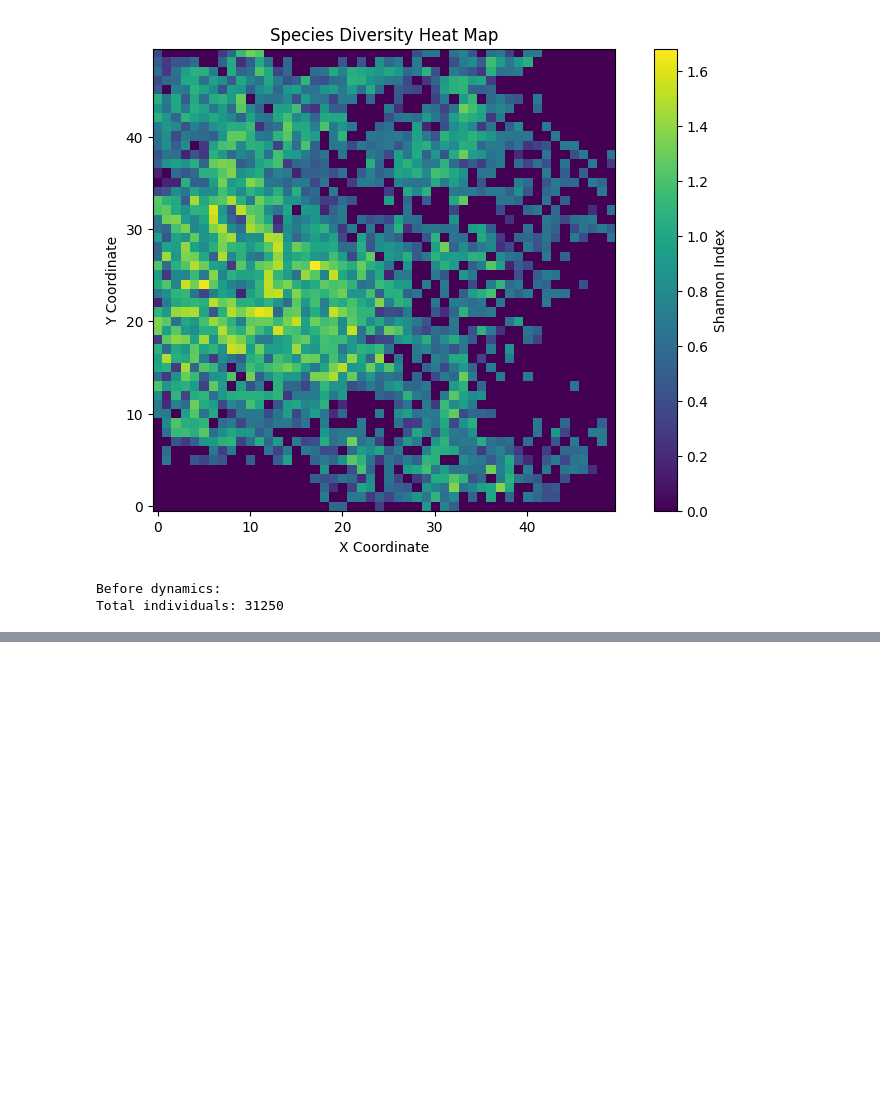
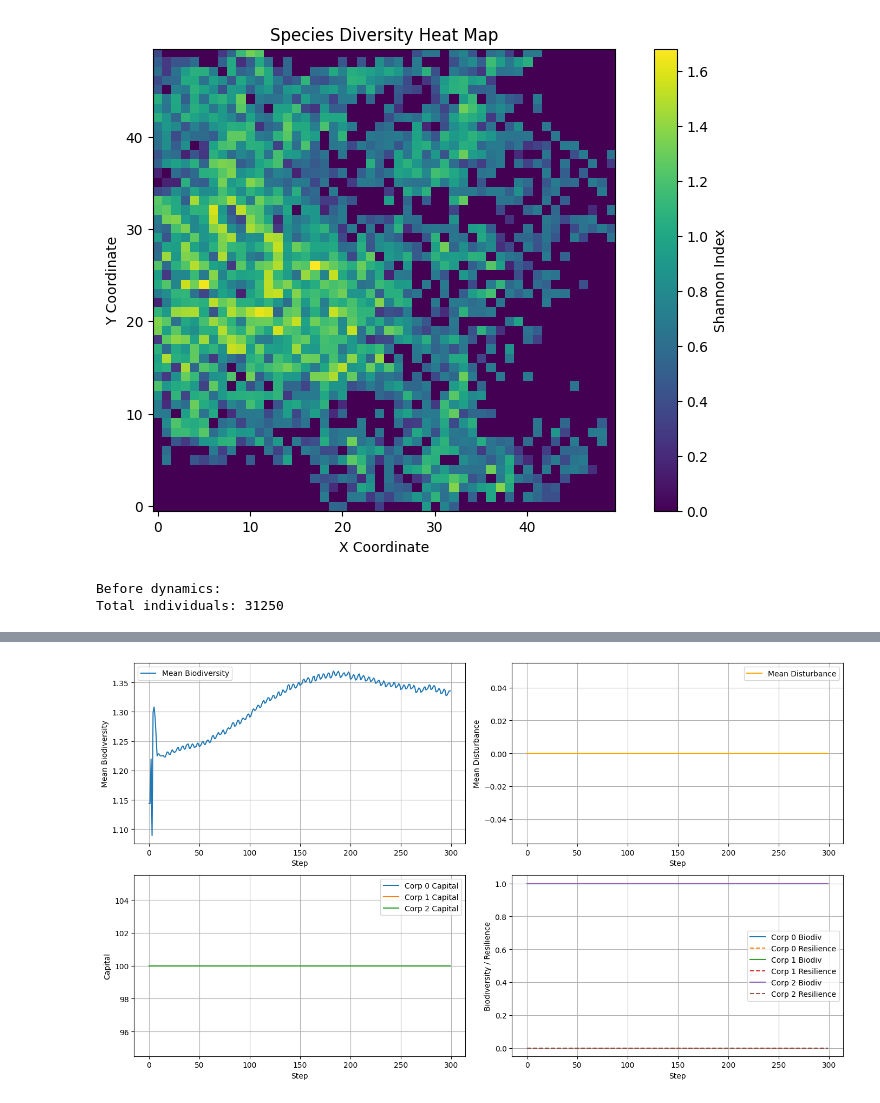
Before and after one commit to OliverW331/MARBIC, a Jupyter notebook: demo_cell.ipynb, the cells around one changed output, grey strips where cells are left out. Cells and saved outputs as stored; diff of their text form; code cells hidden in the pictures; blank space fills up the shorter version.

```diff
--- a/demo_cell.ipynb
+++ b/demo_cell.ipynb
@@ -189,0 +212,18 @@ for sp_id in range(env.n_species):
+# %%
+env = CorporateBiodiversityEnv(
+    grid_size=50,
+    n_species=10,
+    carrying_capacity=25,
+    disturbance=0.0,
+    min_age=3,
+    max_age=5,
+    max_age_sort=False,
+    lat_steep=0.1,
+    disp_rate=0.45,
+    n_corporations=3,
+    n_investors=2,
+    max_steps=1e6,
+    half=True,
+    birth_first=True,
+    seed=42
+)
@@ -189,0 +252,67 @@ for sp_id in range(env.n_species):
+# %%
+# 记录历史数据
+mean_biodiv_history = []
+mean_disturbance_history = []
+
+# 新增：公司属性历史
+corp_capital_history = [[] for _ in range(env.n_corporations)]
+corp_biodiv_history = [[] for _ in range(env.n_corporations)]
+corp_resilience_history = [[] for _ in range(env.n_corporations)]
+
+for t in range(steps):
+    actions = {}
+    for aid in env.corp_ids:
+        actions[aid] = {
+            "action_type": 0,  # 0代表nothing
+            "cell": np.random.randint(env.n_cells)
+        }
+    for aid in env.inv_ids:
+        actions[aid] = {"action_type": 0, "weights": np.zeros(env.n_corporations)}  # 投资者不行动
+    obs, rewards, dones, infos = env.step(actions)
+    env.render()
+    # 记录历史
+    mean_biodiv_history.append(env._get_mean_biodiversity())
+    mean_disturbance_history.append(env._get_mean_disturbance())
+    for i, corp in enumerate(env.corporations):
+        corp_capital_history[i].append(corp.capital)
+        corp_biodiv_history[i].append(corp.biodiversity_score)
+        corp_resilience_history[i].append(corp.resilience)
+    if all(dones.values()):
+        break
+
+# 绘制趋势图
+plt.figure(figsize=(14,8))
+plt.subplot(2,2,1)
+plt.plot(mean_biodiv_history, label="Mean Biodiversity")
+plt.xlabel("Step")
+plt.ylabel("Mean Biodiversity")
+plt.legend()
+plt.grid(True)
+
+plt.subplot(2,2,2)
+plt.plot(mean_disturbance_history, label="Mean Disturbance", color='orange')
+plt.xlabel("Step")
+plt.ylabel("Mean Disturbance")
+plt.legend()
+plt.grid(True)
+
+plt.subplot(2,2,3)
+for i in range(env.n_corporations):
+    plt.plot(corp_capital_history[i], label=f"Corp {i} Capital")
+plt.xlabel("Step")
+plt.ylabel("Capital")
+plt.legend()
+plt.grid(True)
+
+plt.subplot(2,2,4)
+for i in range(env.n_corporations):
+    plt.plot(corp_biodiv_history[i], label=f"Corp {i} Biodiv")
+    plt.plot(corp_resilience_history[i], '--', label=f"Corp {i} Resilience")
+plt.xlabel("Step")
+plt.ylabel("Biodiversity / Resilience")
+plt.legend()
+plt.grid(True)
+
+plt.tight_layout()
+plt.show()
+# %% [output]
@@ -189,0 +336 @@ for sp_id in range(env.n_species):
+[figure, added]
```
Also changed, not shown: parts of 54 cells of this notebook, 2 other files.
